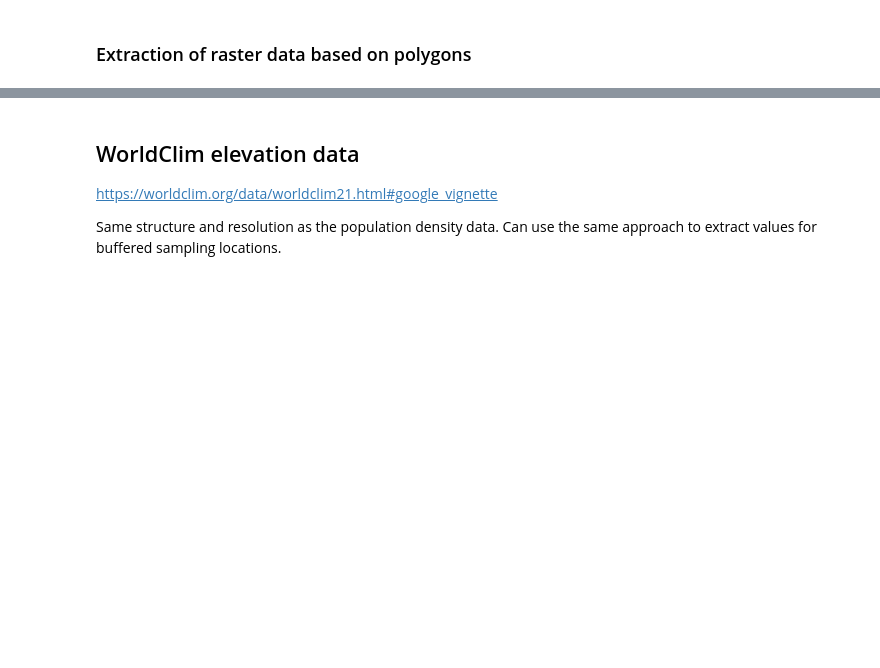
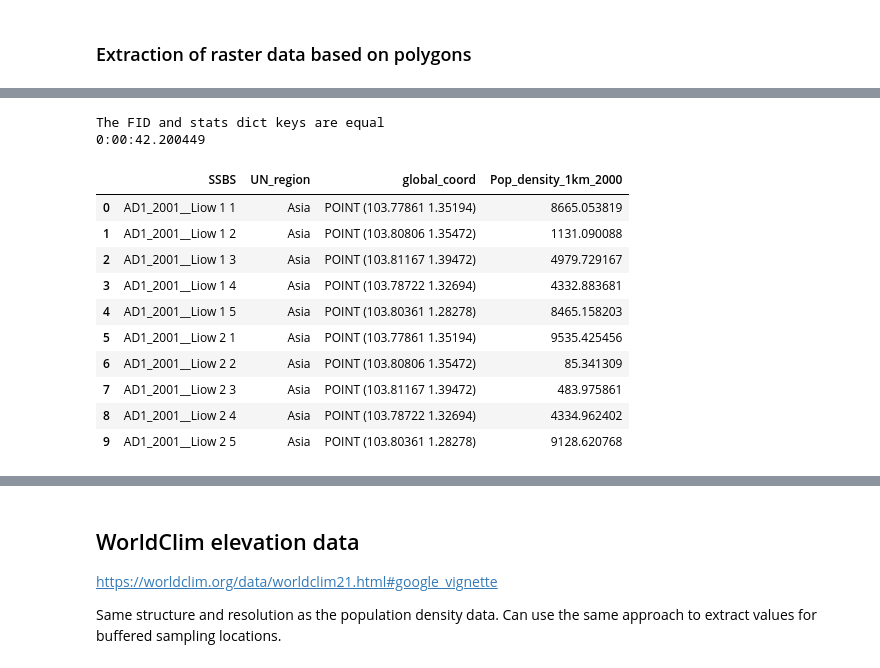
Before and after one commit to j-nystrom/biodiversity-impacts, a Jupyter notebook: notebooks/geodata_processing_v2.ipynb, the cells around one changed output, grey strips where cells are left out. Drawn from its saved outputs; the diff is of its cells as text; code cells hidden in the pictures; blank space fills up the shorter version.

Commit message:
updated code for raster data calculations

```diff
--- a/notebooks/geodata_processing_v2.ipynb
+++ b/notebooks/geodata_processing_v2.ipynb
@@ -221,8 +229,0 @@ def save_buffered_site_files(gdf, buffer_dist):
-# %%
-# Saved one shapefile for each buffer radius
-start = time.time()
-gdf_sites = save_buffered_site_files(gdf_sites, buffer_dist_km)
-end = time.time()
-
-runtime = str(timedelta(seconds=end - start))
-print(runtime)
@@ -241,9 +251,6 @@ gdf_sites.head(3)
 def calculate_raster_stats(
     polygon_path, raster_path, metric="mean", include_all_pixels=True
 ):
-
-    # Are we guaranteed to get the same order as the input df?
-    # Need to match FID?
 
     # Calculate zonal statistics
     stats = zonal_stats(
@@ -252,10 +259,9 @@ def calculate_raster_stats(
         stats=metric,
         all_touched=include_all_pixels,
     )
-    print(stats)
 
-    # Get values and add columns to original dataframe
-    result = np.array([x[metric] for x in stats])
+    # Extract stats from each dictionary in the output list
+    result = [x[metric] for x in stats]
 
     return result
 # %%
@@ -275,20 +301,23 @@ def calculate_raster_stats_pgp(polygon_path, raster_path):
 # %%
 def run_raster_extraction(gdf, polygon_paths, raster_paths, res_col_names):
 
-    gdf_result = gdf[["SSBS", "UN_region", "global_coord"]]
+    gdf_res = gdf[["SSBS", "UN_region", "global_coord"]].copy()
 
     i = 0
     for polygon_path in polygon_paths[:1]:
         for raster_path in pop_density_paths[:1]:
             start = time.time()
+
             result = calculate_raster_stats(
                 polygon_path, raster_path, metric="mean", include_all_pixels=True
             )
+
             # result = calculate_raster_stats_pgp(polygon_path, raster_path)
-            gdf_result[res_col_names[i]] = result
+
+            gdf_res.loc[:, res_col_names[i]] = result
             i += 1
             end = time.time()
-            print(i)
-            print(end - start)
+            runtime = str(timedelta(seconds=end - start))
+            print(runtime)
 
-    return gdf_result
+    return gdf_res
@@ -294,0 +353,22 @@ def run_raster_extraction(gdf, polygon_paths, raster_paths, res_col_names):
+# %%
+gdf_pop_density = run_raster_extraction(
+    gdf_sites, polygon_paths, pop_density_paths, res_col_names
+)
+# %% [output]
+The FID and stats dict keys are equal
+0:00:42.200449
+# %%
+# Output from pygeoprocessing
+gdf_pop_density.head(10)
+# %% [output]
+|  | SSBS | UN_region | global_coord | Pop_density_1km_2000 |
+| 0 | AD1_2001__Liow 1 1 | Asia | POINT (103.77861 1.35194) | 8665.053819 |
+| 1 | AD1_2001__Liow 1 2 | Asia | POINT (103.80806 1.35472) | 1131.090088 |
+| 2 | AD1_2001__Liow 1 3 | Asia | POINT (103.81167 1.39472) | 4979.729167 |
+| 3 | AD1_2001__Liow 1 4 | Asia | POINT (103.78722 1.32694) | 4332.883681 |
+| 4 | AD1_2001__Liow 1 5 | Asia | POINT (103.80361 1.28278) | 8465.158203 |
+| 5 | AD1_2001__Liow 2 1 | Asia | POINT (103.77861 1.35194) | 9535.425456 |
+| 6 | AD1_2001__Liow 2 2 | Asia | POINT (103.80806 1.35472) | 85.341309 |
+| 7 | AD1_2001__Liow 2 3 | Asia | POINT (103.81167 1.39472) | 483.975861 |
+| 8 | AD1_2001__Liow 2 4 | Asia | POINT (103.78722 1.32694) | 4334.962402 |
+| 9 | AD1_2001__Liow 2 5 | Asia | POINT (103.80361 1.28278) | 9128.620768 |
```
Also changed, not shown: parts of 35 cells of this notebook.
